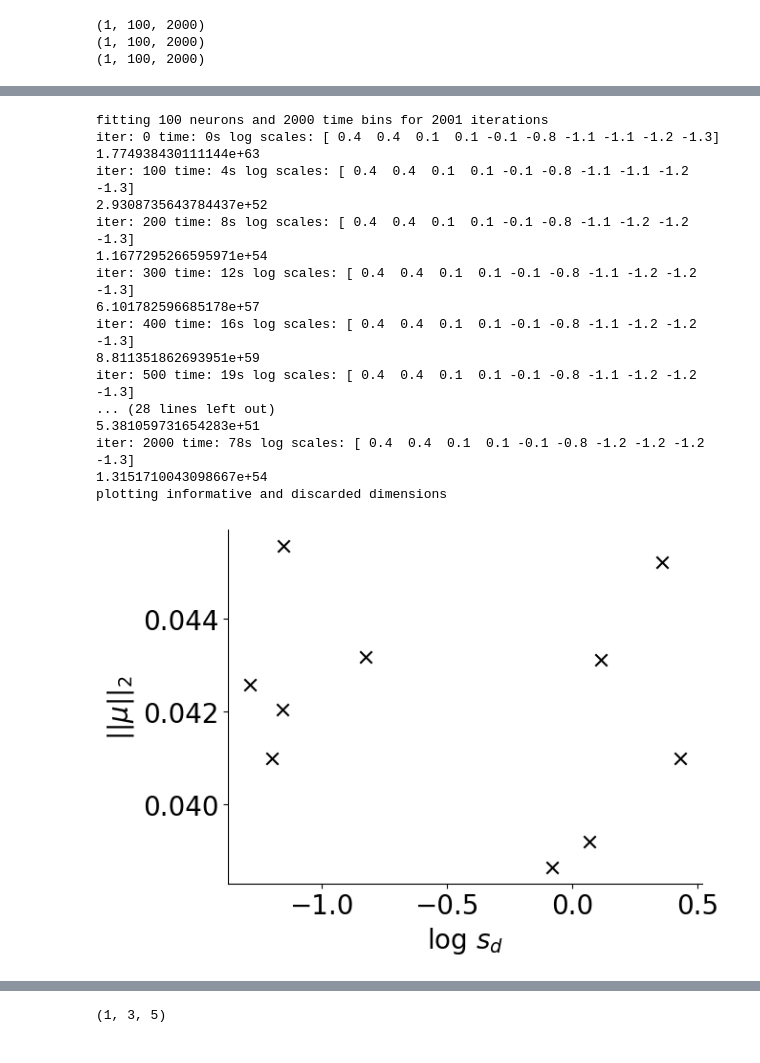
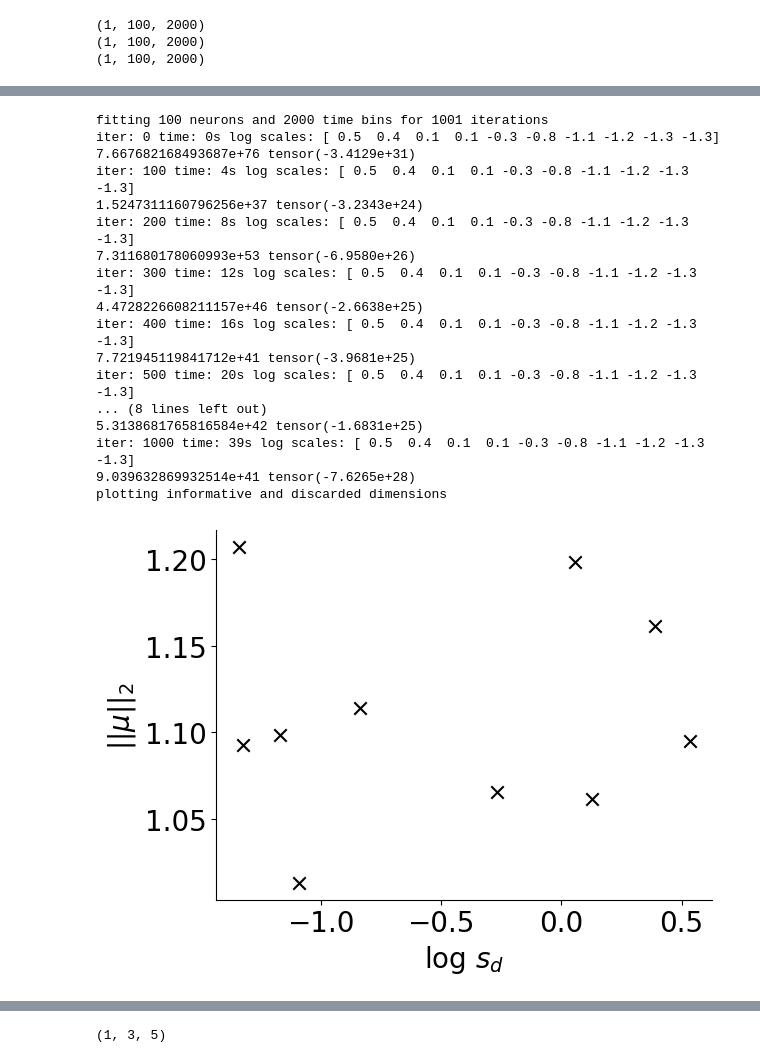
Before and after one commit to ayush1301/mgplvm-pytorch, a Jupyter notebook: kernel_test.ipynb, the cells around one changed output, grey strips where cells are left out. Cells and saved outputs as stored; diff of their text form; code cells hidden in the pictures.

```diff
--- a/kernel_test.ipynb
+++ b/kernel_test.ipynb
@@ -181,7 +182,10 @@ class SyntheticData:
         Y = self.Ys[ind]
 
         ### set some parameters for fitting ###
-        ell0 = (self.l * 1000)/binsize # initial timescale (in bins) for each dimension. This could be the ~timescale of the behavior of interest (otherwise a few hundred ms is a reasonable default)
+        # aa2236 need to make this configurable
+        # This needs to be of type float or int!!
+        ell0 = float((self.l[0] * 1000)/binsize) # initial timescale (in bins) for each dimension. This could be the ~timescale of the behavior of interest (otherwise a few hundred ms is a reasonable default)
+
         if rho is None:
             rho = np.sqrt(self.c_var) # sets the intial scale of each latent (s_d in Jensen & Kao). rho=1 is a natural choice with Gaussian noise; less obvious with non-Gaussian noise but rho=1-5 works well empirically.
         else:
@@ -218,7 +222,7 @@ class SyntheticData:
             if i % print_every == 0:
                 sd = np.log(mod.obs.dim_scale.detach().cpu().numpy().flatten())
                 print('iter:', i, 'time:', str(round(time.time()-t0))+'s', 'log scales:', np.round(sd[np.argsort(-sd)], 1))
-                print(loss.item())
+                print(loss.item(), mod.calc_LL(data = data, n_mc = n_mc).item())
                 # # svgp_elbo, kl = mod.elbo(data, n_mc = n_mc, m=T, analytic_kl=True)
                 # svgp_elbo, kl = mod(data, n_mc = n_mc, m=T, analytic_kl=True)
                 # print(svgp_elbo.shape, kl.shape)
@@ -339,26 +343,27 @@ s.plot_X()
 #   plt.show()
 # %%
 # train(Y)
-s.train(0, lrate=5e-4, max_steps=2001)
+# s.train(0, lrate=5e-4, max_steps=2001)
+s.train(0)
 # %% [output]
-fitting 100 neurons and 2000 time bins for 2001 iterations
-iter: 0 time: 0s log scales: [ 0.4  0.4  0.1  0.1 -0.1 -0.8 -1.1 -1.1 -1.2 -1.3]
-1.774938430111144e+63
-iter: 100 time: 4s log scales: [ 0.4  0.4  0.1  0.1 -0.1 -0.8 -1.1 -1.1 -1.2 -1.3]
-2.9308735643784437e+52
-iter: 200 time: 8s log scales: [ 0.4  0.4  0.1  0.1 -0.1 -0.8 -1.1 -1.2 -1.2 -1.3]
-1.1677295266595971e+54
-iter: 300 time: 12s log scales: [ 0.4  0.4  0.1  0.1 -0.1 -0.8 -1.1 -1.2 -1.2 -1.3]
-6.101782596685178e+57
-iter: 400 time: 16s log scales: [ 0.4  0.4  0.1  0.1 -0.1 -0.8 -1.1 -1.2 -1.2 -1.3]
-8.811351862693951e+59
-iter: 500 time: 19s log scales: [ 0.4  0.4  0.1  0.1 -0.1 -0.8 -1.1 -1.2 -1.2 -1.3]
-... (28 lines left out)
-5.381059731654283e+51
-iter: 2000 time: 78s log scales: [ 0.4  0.4  0.1  0.1 -0.1 -0.8 -1.2 -1.2 -1.2 -1.3]
-1.3151710043098667e+54
+fitting 100 neurons and 2000 time bins for 1001 iterations
+iter: 0 time: 0s log scales: [ 0.5  0.4  0.1  0.1 -0.3 -0.8 -1.1 -1.2 -1.3 -1.3]
+7.667682168493687e+76 tensor(-3.4129e+31)
+iter: 100 time: 4s log scales: [ 0.5  0.4  0.1  0.1 -0.3 -0.8 -1.1 -1.2 -1.3 -1.3]
+1.5247311160796256e+37 tensor(-3.2343e+24)
+iter: 200 time: 8s log scales: [ 0.5  0.4  0.1  0.1 -0.3 -0.8 -1.1 -1.2 -1.3 -1.3]
+7.311680178060993e+53 tensor(-6.9580e+26)
+iter: 300 time: 12s log scales: [ 0.5  0.4  0.1  0.1 -0.3 -0.8 -1.1 -1.2 -1.3 -1.3]
+4.4728226608211157e+46 tensor(-2.6638e+25)
+iter: 400 time: 16s log scales: [ 0.5  0.4  0.1  0.1 -0.3 -0.8 -1.1 -1.2 -1.3 -1.3]
+7.721945119841712e+41 tensor(-3.9681e+25)
+iter: 500 time: 20s log scales: [ 0.5  0.4  0.1  0.1 -0.3 -0.8 -1.1 -1.2 -1.3 -1.3]
+... (8 lines left out)
+5.3138681765816584e+42 tensor(-1.6831e+25)
+iter: 1000 time: 39s log scales: [ 0.5  0.4  0.1  0.1 -0.3 -0.8 -1.1 -1.2 -1.3 -1.3]
+9.039632869932514e+41 tensor(-7.6265e+28)
 plotting informative and discarded dimensions
-[figure, old version]
+[figure, new version]
 # %%
 s.train(1)
 # %% [output]
```
Also changed, not shown: parts of 10 cells of this notebook.
